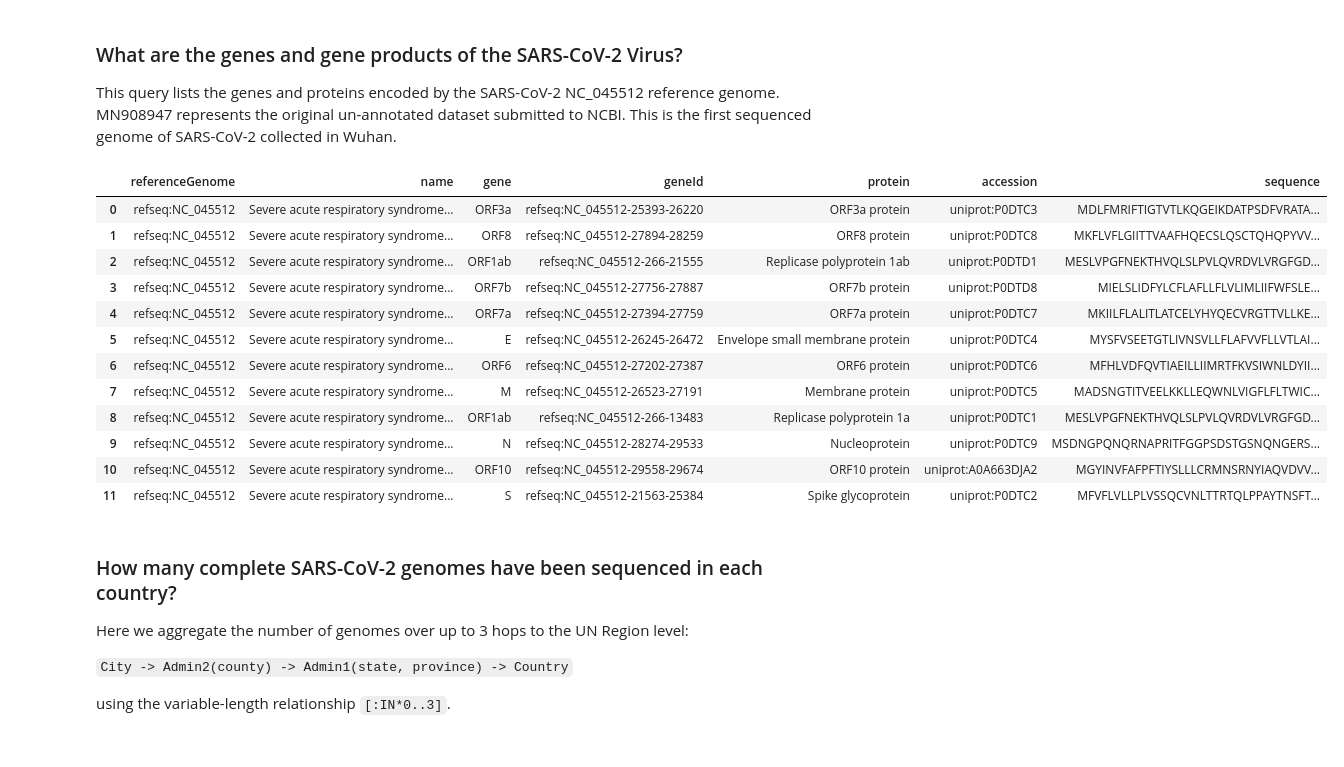
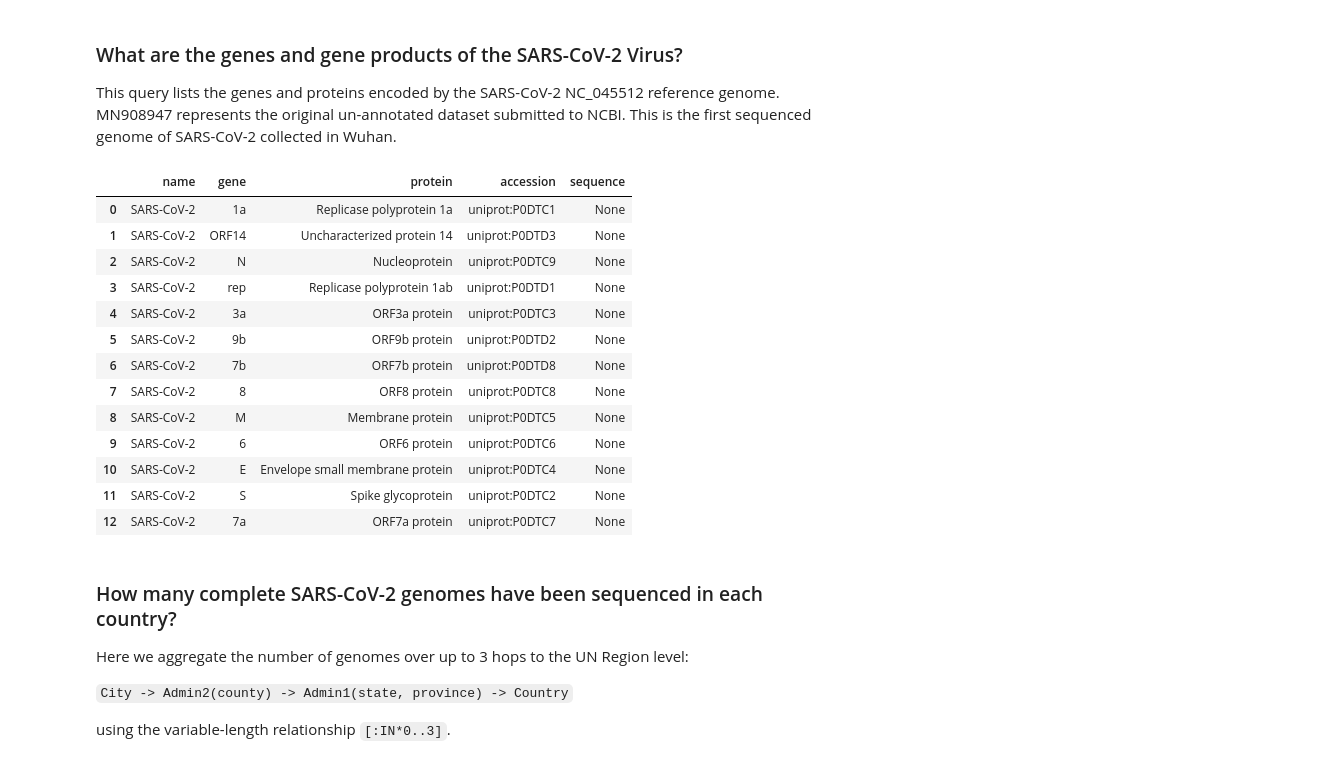
Before and after one commit to covid-19-net/covid-19-community, a Jupyter notebook: notebooks/queries/Bioentities.ipynb, the cells around one changed output. Saved outputs shown, nothing was run; the diff lists cells and outputs as text; code cells hidden in the pictures.

```diff
--- a/notebooks/queries/Bioentities.ipynb
+++ b/notebooks/queries/Bioentities.ipynb
@@ -153,25 +149,25 @@ graph.run(query).to_data_frame().head(20)
 This query lists the genes and proteins encoded by the SARS-CoV-2 NC_045512 reference genome. MN908947 represents the original un-annotated dataset submitted to NCBI. This is the first sequenced genome of SARS-CoV-2 collected in Wuhan.
 # %%
 query = """
-MATCH (n:Genome{id: 'refseq:NC_045512'})-[:HAS_GENE]->(g:Gene)-[:ENCODES]->(p:Protein)
-RETURN n.id as referenceGenome, n.name as name,
-       g.name as gene, g.id as geneId, p.name as protein, p.accession as accession, p.sequence as sequence
+MATCH (o:Organism{name: 'SARS-CoV-2'})-[:HAS_GENOME]-(n:Genome)-[:HAS_CHROMOSOME]-(Chromosome)-[:HAS_GENE]-(g:Gene)-[:ENCODES]->(p:Protein)
+RETURN o.name as name, g.name as gene, p.name as protein, p.accession as accession, p.sequence as sequence
 """
 graph.run(query).to_data_frame()
 # %% [output]
-|  | referenceGenome | name | gene | geneId | protein | accession | sequence |
-| 0 | refseq:NC_045512 | Severe acute respiratory syndrome... | ORF3a | refseq:NC_045512-25393-26220 | ORF3a protein | uniprot:P0DTC3 | MDLFMRIFTIGTVTLKQGEIKDATPSDFVRATA... |
-| 1 | refseq:NC_045512 | Severe acute respiratory syndrome... | ORF8 | refseq:NC_045512-27894-28259 | ORF8 protein | uniprot:P0DTC8 | MKFLVFLGIITTVAAFHQECSLQSCTQHQPYVV... |
-| 2 | refseq:NC_045512 | Severe acute respiratory syndrome... | ORF1ab | refseq:NC_045512-266-21555 | Replicase polyprotein 1ab | uniprot:P0DTD1 | MESLVPGFNEKTHVQLSLPVLQVRDVLVRGFGD... |
-| 3 | refseq:NC_045512 | Severe acute respiratory syndrome... | ORF7b | refseq:NC_045512-27756-27887 | ORF7b protein | uniprot:P0DTD8 | MIELSLIDFYLCFLAFLLFLVLIMLIIFWFSLE... |
-| 4 | refseq:NC_045512 | Severe acute respiratory syndrome... | ORF7a | refseq:NC_045512-27394-27759 | ORF7a protein | uniprot:P0DTC7 | MKIILFLALITLATCELYHYQECVRGTTVLLKE... |
-| 5 | refseq:NC_045512 | Severe acute respiratory syndrome... | E | refseq:NC_045512-26245-26472 | Envelope small membrane protein | uniprot:P0DTC4 | MYSFVSEETGTLIVNSVLLFLAFVVFLLVTLAI... |
-| 6 | refseq:NC_045512 | Severe acute respiratory syndrome... | ORF6 | refseq:NC_045512-27202-27387 | ORF6 protein | uniprot:P0DTC6 | MFHLVDFQVTIAEILLIIMRTFKVSIWNLDYII... |
-| 7 | refseq:NC_045512 | Severe acute respiratory syndrome... | M | refseq:NC_045512-26523-27191 | Membrane protein | uniprot:P0DTC5 | MADSNGTITVEELKKLLEQWNLVIGFLFLTWIC... |
-| 8 | refseq:NC_045512 | Severe acute respiratory syndrome... | ORF1ab | refseq:NC_045512-266-13483 | Replicase polyprotein 1a | uniprot:P0DTC1 | MESLVPGFNEKTHVQLSLPVLQVRDVLVRGFGD... |
-| 9 | refseq:NC_045512 | Severe acute respiratory syndrome... | N | refseq:NC_045512-28274-29533 | Nucleoprotein | uniprot:P0DTC9 | MSDNGPQNQRNAPRITFGGPSDSTGSNQNGERS... |
-| 10 | refseq:NC_045512 | Severe acute respiratory syndrome... | ORF10 | refseq:NC_045512-29558-29674 | ORF10 protein | uniprot:A0A663DJA2 | MGYINVFAFPFTIYSLLLCRMNSRNYIAQVDVV... |
-| 11 | refseq:NC_045512 | Severe acute respiratory syndrome... | S | refseq:NC_045512-21563-25384 | Spike glycoprotein | uniprot:P0DTC2 | MFVFLVLLPLVSSQCVNLTTRTQLPPAYTNSFT... |
+|  | name | gene | protein | accession | sequence |
+| 0 | SARS-CoV-2 | 1a | Replicase polyprotein 1a | uniprot:P0DTC1 | None |
+| 1 | SARS-CoV-2 | ORF14 | Uncharacterized protein 14 | uniprot:P0DTD3 | None |
+| 2 | SARS-CoV-2 | N | Nucleoprotein | uniprot:P0DTC9 | None |
+| 3 | SARS-CoV-2 | rep | Replicase polyprotein 1ab | uniprot:P0DTD1 | None |
+| 4 | SARS-CoV-2 | 3a | ORF3a protein | uniprot:P0DTC3 | None |
+| 5 | SARS-CoV-2 | 9b | ORF9b protein | uniprot:P0DTD2 | None |
+| 6 | SARS-CoV-2 | 7b | ORF7b protein | uniprot:P0DTD8 | None |
+| 7 | SARS-CoV-2 | 8 | ORF8 protein | uniprot:P0DTC8 | None |
+| 8 | SARS-CoV-2 | M | Membrane protein | uniprot:P0DTC5 | None |
+| 9 | SARS-CoV-2 | 6 | ORF6 protein | uniprot:P0DTC6 | None |
+| 10 | SARS-CoV-2 | E | Envelope small membrane protein | uniprot:P0DTC4 | None |
+| 11 | SARS-CoV-2 | S | Spike glycoprotein | uniprot:P0DTC2 | None |
+| 12 | SARS-CoV-2 | 7a | ORF7a protein | uniprot:P0DTC7 | None |
 # %% [markdown]
 ### How many complete SARS-CoV-2 genomes have been sequenced in each country?
 Here we aggregate the number of genomes over up to 3 hops to the UN Region level:
```
Also changed, not shown: parts of 8 cells of this notebook.
